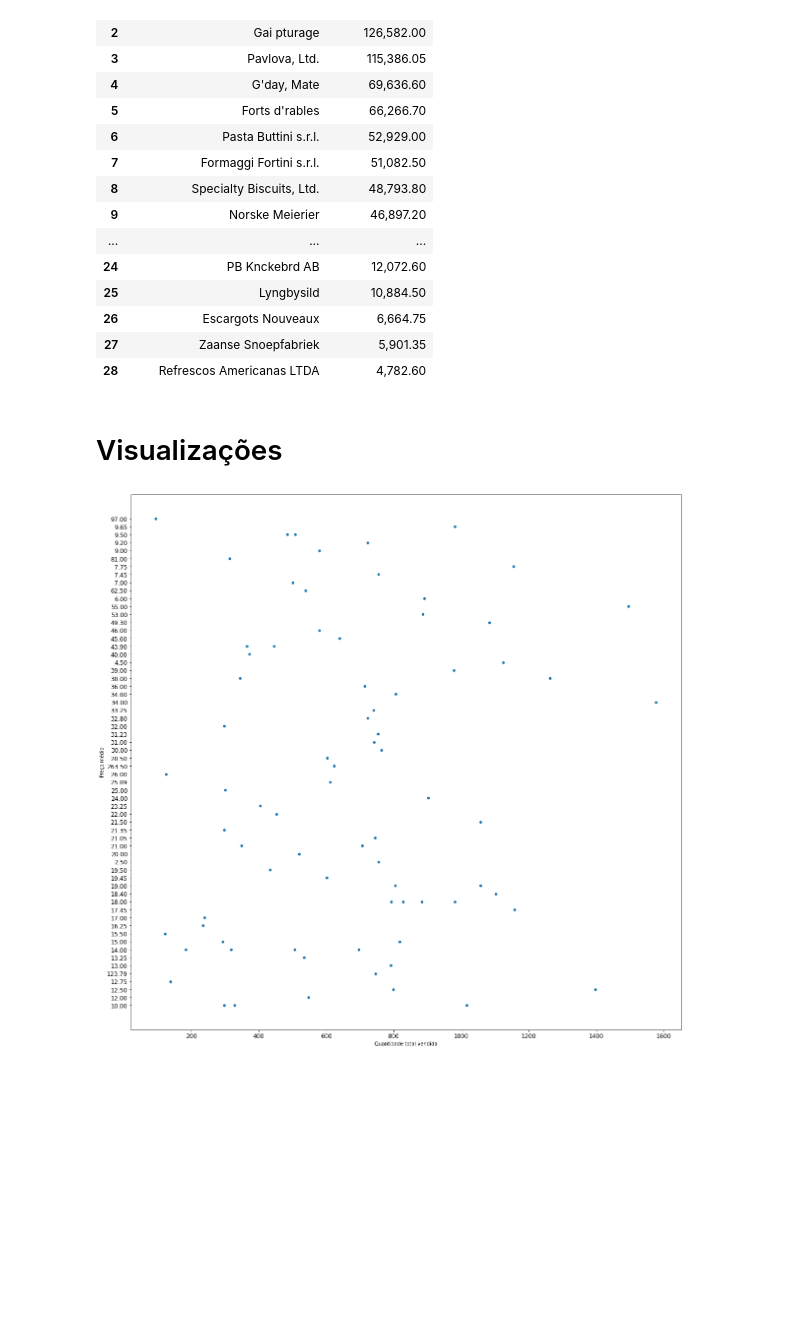
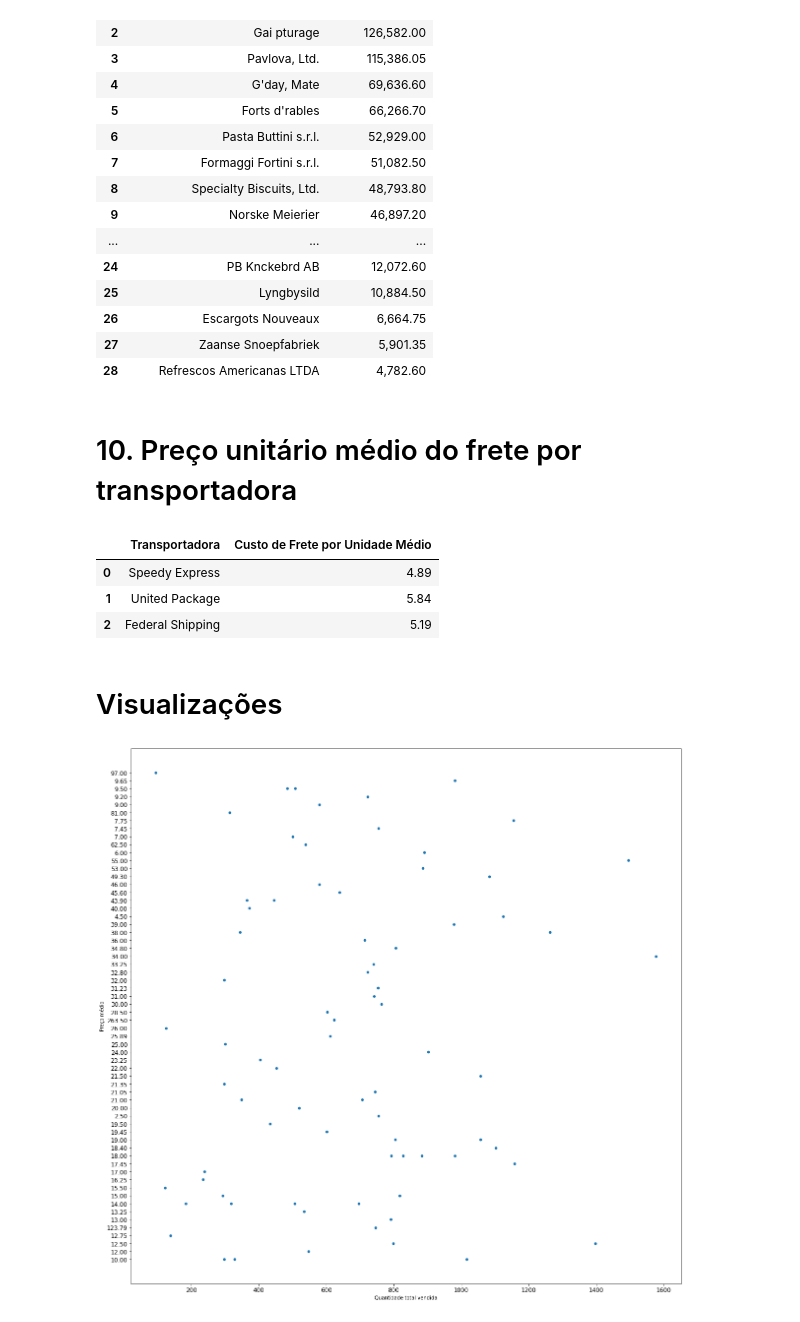
Before and after one commit to antonieti/Trabalho-big-data, a Jupyter notebook: Trabalho Big Data.ipynb, the cells around one changed output. Cells and saved outputs as stored; diff of their text form; code cells hidden in the pictures; blank space fills up the shorter version.

Commit message:
Correções e Finalização do trabalho
* Adição de query para consultar o custo médio unitáro de frete por
fornecedor
* Correção na apresentação de algumas consultas.

```diff
--- a/Trabalho Big Data.ipynb
+++ b/Trabalho Big Data.ipynb
@@ -263,7 +265,30 @@ sales_per_supplier
 | 27 | Zaanse Snoepfabriek | 5,901.35 |
 | 28 | Refrescos Americanas LTDA | 4,782.60 |
 # %% [markdown]
-# Visualizações
+# 10. Preço unitário médio do frete por transportadora
+# %%
+average_unit_freight_cost_by_supplier = pd.read_sql(
+    """
+    SELECT
+        s.CompanyName AS Transportadora,
+        FORMAT(AVG(o.Freight/od.Quantity), 2) AS 'Custo de Frete por Unidade Médio'
+    FROM
+    northwind.`Order Details` od,
+    northwind.Orders o,
+    northwind.Shippers s
+    WHERE od.OrderId = o.OrderId
+    AND s.ShipperID = o.ShipVia
+    GROUP BY s.CompanyName;
+    """, con=db_connection)
+# %%
+average_unit_freight_cost_by_supplier
+# %% [output]
+|  | Transportadora | Custo de Frete por Unidade Médio |
+| 0 | Speedy Express | 4.89 |
+| 1 | United Package | 5.84 |
+| 2 | Federal Shipping | 5.19 |
+# %% [markdown]
+# Visualizações
 # %%
 plt.figure(figsize=(20, 20))
 g = sns.scatterplot(x=mean_price_quantity['Quantidade total vendida'], y=mean_price_quantity['Preço médio'])
```
Also changed, not shown: parts of 8 cells of this notebook.
